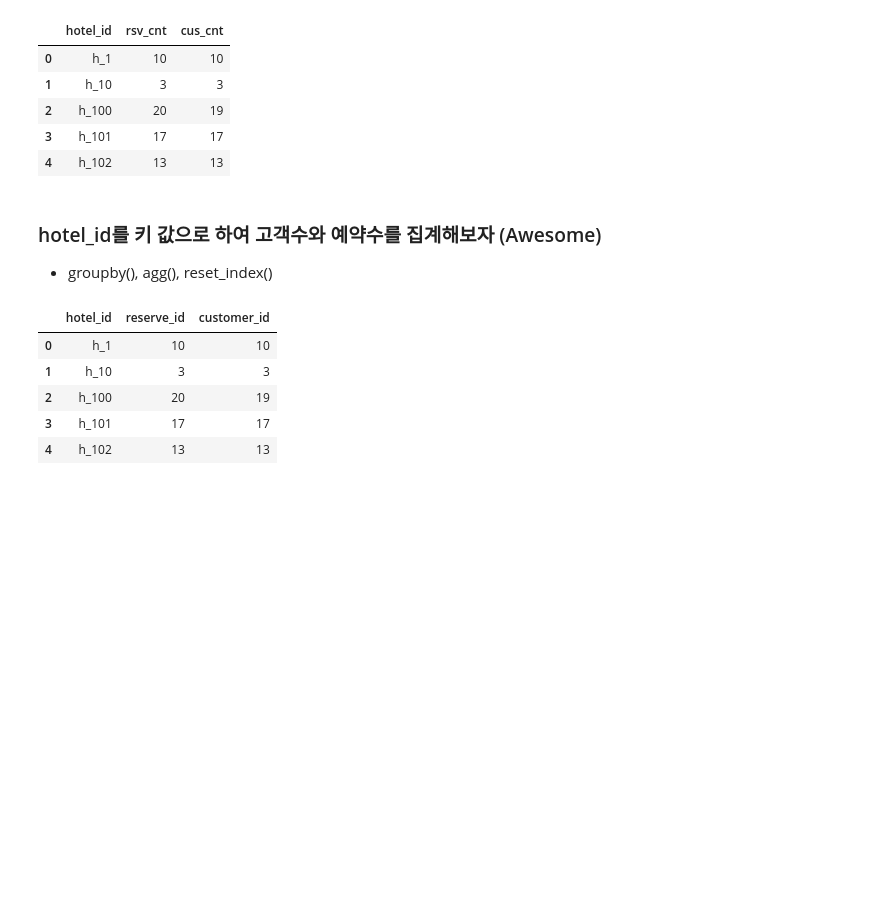
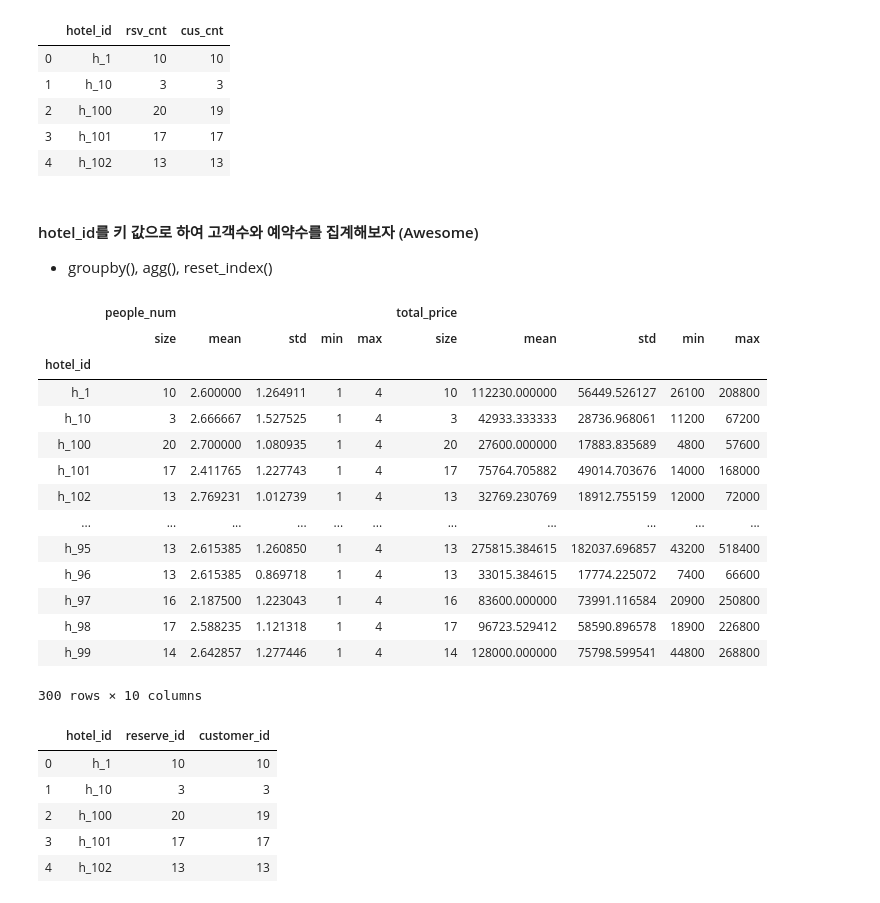
Before and after one commit to suhyun-cho/study, a Jupyter notebook: Data-Preprocessing/003_aggregation.ipynb, the cells around one changed output. Saved outputs shown, nothing was run; the diff lists cells and outputs as text; code cells hidden in the pictures; blank space fills up the shorter version.

Commit message:
agg function with groupby

```diff
--- a/Data-Preprocessing/003_aggregation.ipynb
+++ b/Data-Preprocessing/003_aggregation.ipynb
@@ -74,8 +75,27 @@ pd.merge(rsv_cnt_tb, cus_cnt_tb, on='hotel_id').head()
 | 3 | h_101 | 17 | 17 |
 | 4 | h_102 | 13 | 13 |
 # %% [markdown]
-### hotel_id를 키 값으로 하여 고객수와 예약수를 집계해보자 (Awesome)
+#### hotel_id를 키 값으로 하여 고객수와 예약수를 집계해보자 (Awesome)
 * groupby(), agg(), reset_index()
+# %%
+# agg함수를 사용해서 통계량 구하기
+reserve_tb.groupby('hotel_id').agg(['size','mean','std','min','max'])
+# %% [output]
+|  | people_num |  |  |  |  | total_price |  |  |  |  |
+|  | size | mean | std | min | max | size | mean | std | min | max |
+| hotel_id |  |  |  |  |  |  |  |  |  |  |
+| h_1 | 10 | 2.600000 | 1.264911 | 1 | 4 | 10 | 112230.000000 | 56449.526127 | 26100 | 208800 |
+| h_10 | 3 | 2.666667 | 1.527525 | 1 | 4 | 3 | 42933.333333 | 28736.968061 | 11200 | 67200 |
+| h_100 | 20 | 2.700000 | 1.080935 | 1 | 4 | 20 | 27600.000000 | 17883.835689 | 4800 | 57600 |
+| h_101 | 17 | 2.411765 | 1.227743 | 1 | 4 | 17 | 75764.705882 | 49014.703676 | 14000 | 168000 |
+| h_102 | 13 | 2.769231 | 1.012739 | 1 | 4 | 13 | 32769.230769 | 18912.755159 | 12000 | 72000 |
+| ... | ... | ... | ... | ... | ... | ... | ... | ... | ... | ... |
+| h_95 | 13 | 2.615385 | 1.260850 | 1 | 4 | 13 | 275815.384615 | 182037.696857 | 43200 | 518400 |
+| h_96 | 13 | 2.615385 | 0.869718 | 1 | 4 | 13 | 33015.384615 | 17774.225072 | 7400 | 66600 |
+| h_97 | 16 | 2.187500 | 1.223043 | 1 | 4 | 16 | 83600.000000 | 73991.116584 | 20900 | 250800 |
+| h_98 | 17 | 2.588235 | 1.121318 | 1 | 4 | 17 | 96723.529412 | 58590.896578 | 18900 | 226800 |
+| h_99 | 14 | 2.642857 | 1.277446 | 1 | 4 | 14 | 128000.000000 | 75798.599541 | 44800 | 268800 |
+300 rows × 10 columns
 # %%
 # rserve_id를 대상으로 count 함수를 적용
 # customer_id를 대상으로 ununique함수를 적용
```
Also changed, not shown: parts of 17 cells of this notebook.
